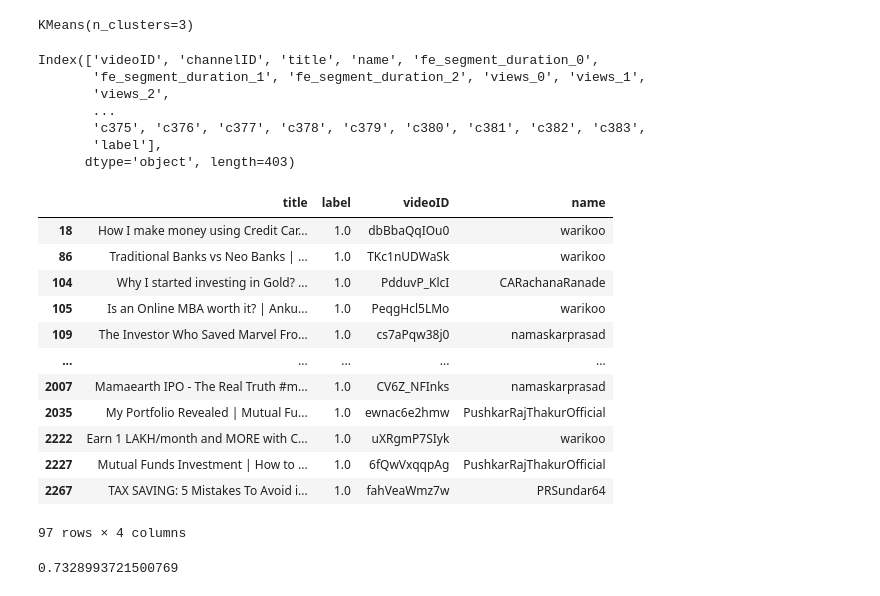
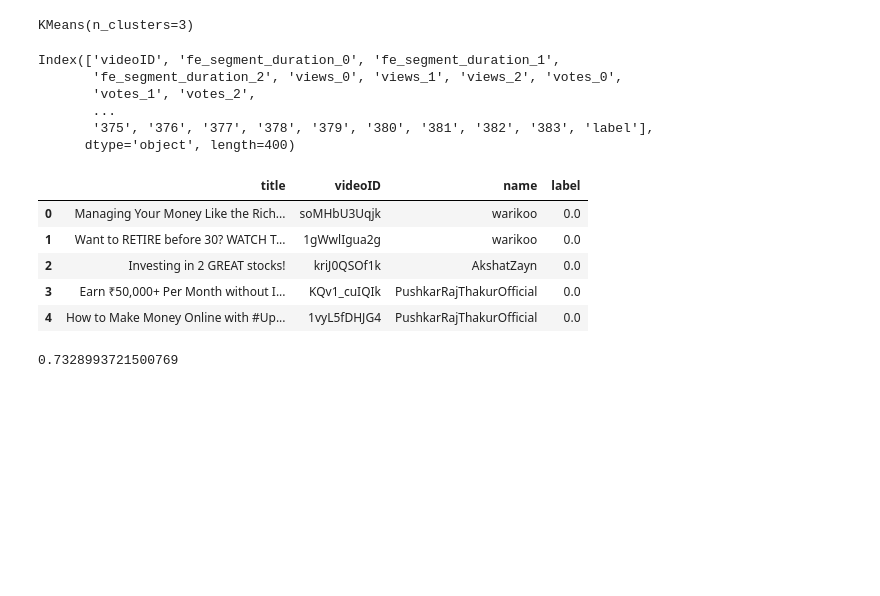
Before and after one commit to hack2skill/Empowering-Investors-Hackathon, a Jupyter notebook: SEBICops/Clusters.ipynb, the cells around one changed output. Saved outputs shown, nothing was run; the diff lists cells and outputs as text; code cells hidden in the pictures; blank space fills up the shorter version.

```diff
--- a/SEBICops/Clusters.ipynb
+++ b/SEBICops/Clusters.ipynb
@@ -118,8 +118,8 @@ data.shape
 (2363, 399)
 # %%
 # to discuss: Embedding 384th value is coming out as NaN in a lot of cases - resolved.
-X_pd = data.drop(['videoID',  'channelID', 'title', 'name'], axis = 1)
-print(X_pd.isnull().sum().sum())
+X_pd = data.drop(['videoID'], axis = 1)
+# print(X_pd.isnull().sum().sum())
 X_pd.dropna(axis = 0, inplace = True)
 X_pd.shape
 # %% [output]
@@ -156,5 +154,5 @@ Length: 398, dtype: float64
 # %%
-norm_features = ['videoDuration', 'views_1'] # pick the non-embedding columns with high sigma
+norm_features = ['videoDuration', 'views_1', 'views_0', 'fe_segment_duration_1', 'views_2', 'fe_segment_duration_0', 'fe_segment_duration_2' ] # pick the non-embedding columns with high sigma
 # %%
 #normalisation of norm_features
 for col in norm_features:
@@ -201,30 +199,24 @@ analyse_groups = data_with_knnlabels.groupby('label').agg({'videoID':'count'})
 # %%
 data_with_knnlabels.columns
 # %% [output]
-Index(['videoID', 'channelID', 'title', 'name', 'fe_segment_duration_0',
-       'fe_segment_duration_1', 'fe_segment_duration_2', 'views_0', 'views_1',
-       'views_2',
+Index(['videoID', 'fe_segment_duration_0', 'fe_segment_duration_1',
+       'fe_segment_duration_2', 'views_0', 'views_1', 'views_2', 'votes_0',
+       'votes_1', 'votes_2',
        ...
-       'c375', 'c376', 'c377', 'c378', 'c379', 'c380', 'c381', 'c382', 'c383',
-       'label'],
-      dtype='object', length=403)
+       '375', '376', '377', '378', '379', '380', '381', '382', '383', 'label'],
+      dtype='object', length=400)
+# %%
+data_with_knnlabels = pd.merge(embedding_data, data_with_knnlabels , on = "videoID", how = "inner")
 # %%
-analyse = data_with_knnlabels[['title', 'label', 'videoID', 'name']]
-analyse[analyse.label == 0.0]
+analyse = data_with_knnlabels[['title', 'videoID', 'name', 'label']]
+analyse[ analyse.label == 0.0 ].head(5)
 # %% [output]
-|  | title | label | videoID | name |
-| 18 | How I make money using Credit Car... | 1.0 | dbBbaQqIOu0 | warikoo |
-| 86 | Traditional Banks vs Neo Banks | ... | 1.0 | TKc1nUDWaSk | warikoo |
-| 104 | Why I started investing in Gold? ... | 1.0 | PdduvP_KlcI | CARachanaRanade |
-| 105 | Is an Online MBA worth it? | Anku... | 1.0 | PeqgHcl5LMo | warikoo |
-| 109 | The Investor Who Saved Marvel Fro... | 1.0 | cs7aPqw38j0 | namaskarprasad |
-| ... | ... | ... | ... | ... |
-| 2007 | Mamaearth IPO - The Real Truth #m... | 1.0 | CV6Z_NFInks | namaskarprasad |
-| 2035 | My Portfolio Revealed | Mutual Fu... | 1.0 | ewnac6e2hmw | PushkarRajThakurOfficial |
-| 2222 | Earn 1 LAKH/month and MORE with C... | 1.0 | uXRgmP7SIyk | warikoo |
-| 2227 | Mutual Funds Investment | How to ... | 1.0 | 6fQwVxqqpAg | PushkarRajThakurOfficial |
-| 2267 | TAX SAVING: 5 Mistakes To Avoid i... | 1.0 | fahVeaWmz7w | PRSundar64 |
+|  | title | videoID | name | label |
+| 0 | Managing Your Money Like the Rich... | soMHbU3Uqjk | warikoo | 0.0 |
+| 1 | Want to RETIRE before 30? WATCH T... | 1gWwlIgua2g | warikoo | 0.0 |
+| 2 | Investing in 2 GREAT stocks! | kriJ0QSOf1k | AkshatZayn | 0.0 |
+| 3 | Earn ₹50,000+ Per Month without I... | KQv1_cuIQIk | PushkarRajThakurOfficial | 0.0 |
+| 4 | How to Make Money Online with #Up... | 1vyL5fDHJG4 | PushkarRajThakurOfficial | 0.0 |
-97 rows × 4 columns
 # %%
 data_with_knnlabels.to_feather("./data_with_knnlabels.feather")
 # %%
```
Also changed, not shown: parts of 3 cells of this notebook.
